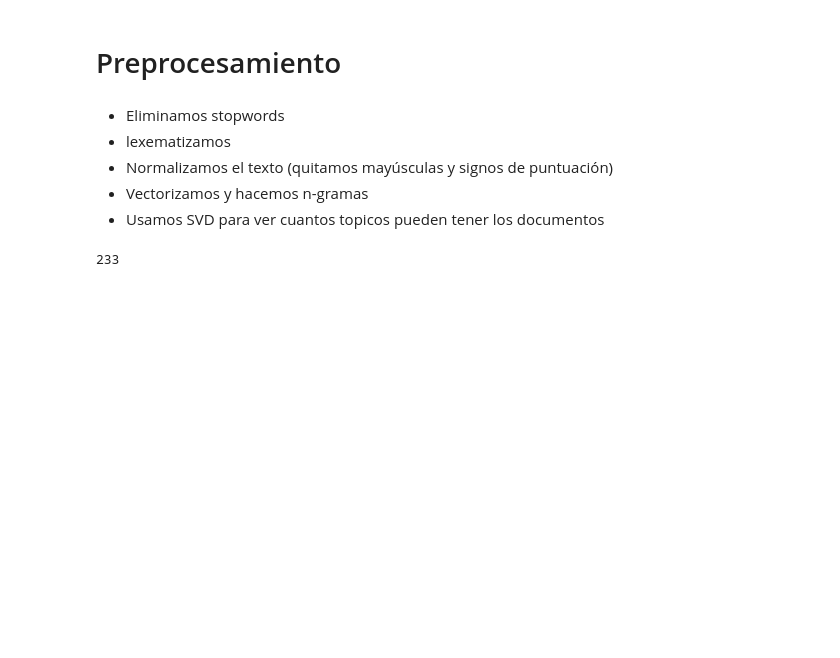
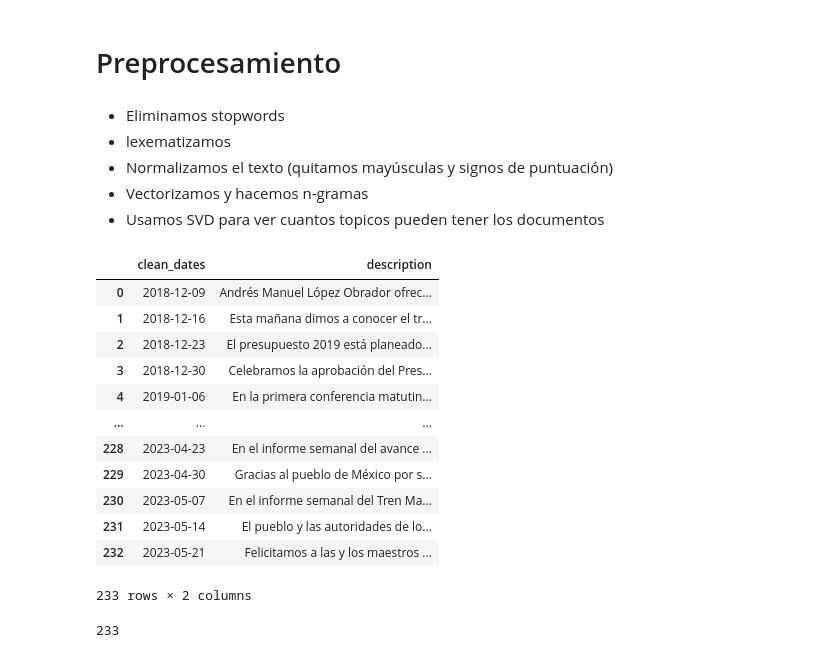
Before and after one commit to HectorAgValenzuela/TopicPrediction, a Jupyter notebook: TopicPredicton.ipynb, the cells around one changed output. Saved outputs shown, nothing was run; the diff lists cells and outputs as text; code cells hidden in the pictures; blank space fills up the shorter version.

```diff
--- a/TopicPredicton.ipynb
+++ b/TopicPredicton.ipynb
@@ -30,4 +30,22 @@ import random
 * Normalizamos el texto (quitamos mayúsculas y signos de puntuación)
 * Vectorizamos y hacemos n-gramas
 * Usamos SVD para ver cuantos topicos pueden tener los documentos
+# %%
+# Leer archivo .csv
+df = pd.read_csv('mañaneras.csv')
+display(df)
+# %% [output]
+|  | clean_dates | description |
+| 0 | 2018-12-09 | Andrés Manuel López Obrador ofrec... |
+| 1 | 2018-12-16 | Esta mañana dimos a conocer el tr... |
+| 2 | 2018-12-23 | El presupuesto 2019 está planeado... |
+| 3 | 2018-12-30 | Celebramos la aprobación del Pres... |
+| 4 | 2019-01-06 | En la primera conferencia matutin... |
+| ... | ... | ... |
+| 228 | 2023-04-23 | En el informe semanal del avance ... |
+| 229 | 2023-04-30 | Gracias al pueblo de México por s... |
+| 230 | 2023-05-07 | En el informe semanal del Tren Ma... |
+| 231 | 2023-05-14 | El pueblo y las autoridades de lo... |
+| 232 | 2023-05-21 | Felicitamos a las y los maestros ... |
+233 rows × 2 columns
 # %%
```
Also changed, not shown: parts of 14 cells of this notebook.
